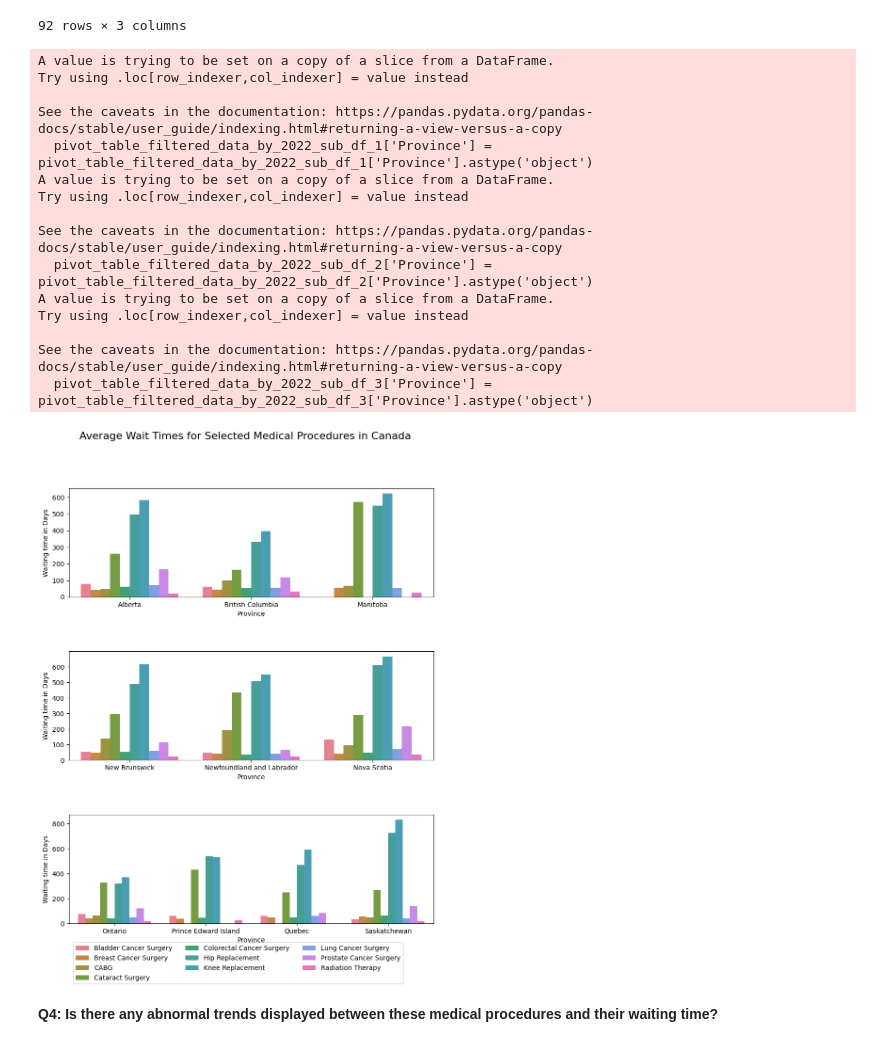
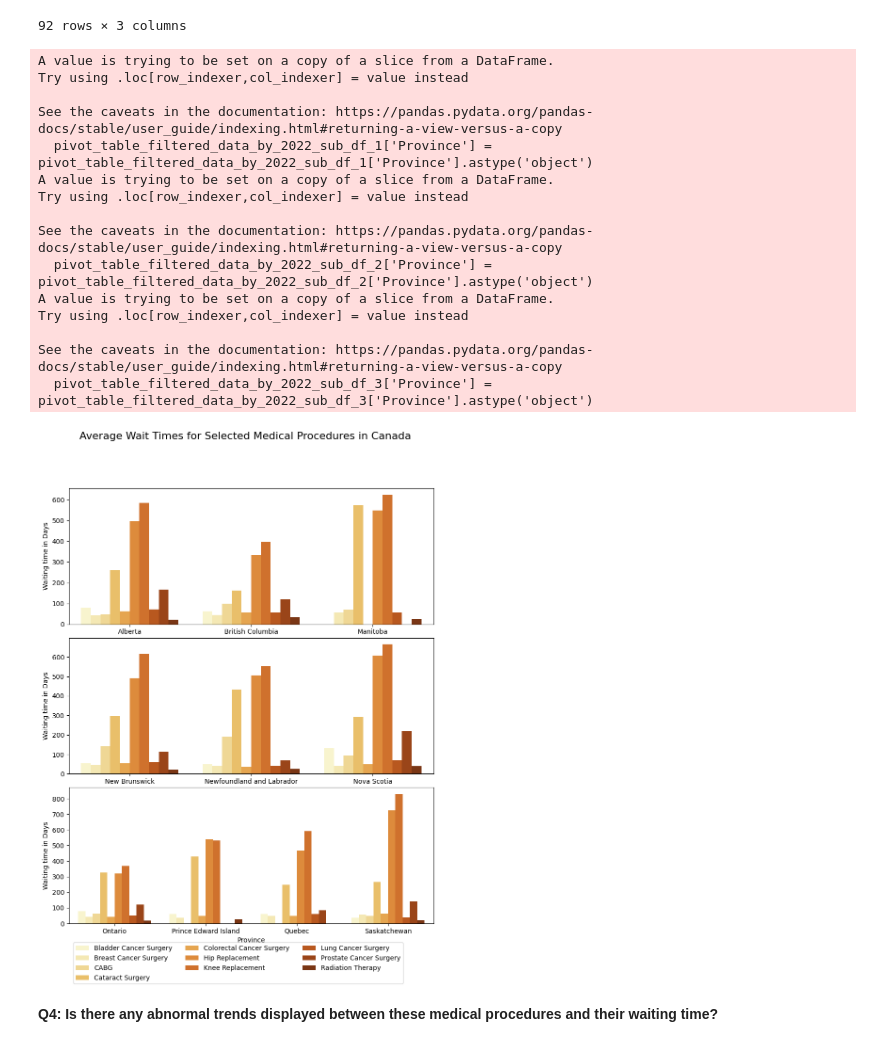
Before and after one commit to Aartizikre150/waiting-time-for-surgery-in-Canada, a Jupyter notebook: DAB_103_Project.ipynb, the cells around one changed output. Drawn from its saved outputs; the diff is of its cells as text; code cells hidden in the pictures.

```diff
--- a/DAB_103_Project.ipynb
+++ b/DAB_103_Project.ipynb
@@ -421,8 +421,14 @@ for i, province in enumerate(provinces):
     # Get the number of surgeries for each type for the current province
     surgery_counts = province_filtered_df['indicatorResult'].tolist()
 
+    # Calculate the total number of surgeries for the current province
+    total_surgeries = sum(surgery_counts)
+
+    # Calculate the percentage of surgeries for each type
+    surgery_percentages = [count/total_surgeries*100 for count in surgery_counts]
+
     # Only plot the bar chart if there is data available
-    if surgeries and surgery_counts:
+    if surgeries and surgery_percentages:
         # Calculate the row and column index for the subplot
         row = i // num_cols
         col = i % num_cols
@@ -433,19 +439,19 @@ for i, province in enumerate(provinces):
         else:
             ax = axs[row, col]
 
-        # Create a bar chart showing the number of surgeries for each type
-        bars = ax.barh(surgeries, surgery_counts, color = '#5ea5c5')
+        # Create a bar chart showing the percentage of surgeries for each type
+        bars = ax.barh(surgeries, surgery_percentages, color = '#5ea5c5')
 
         # Set the title and labels for the chart
         ax.set_title(f'Surgeries in {province}')
         ax.set_ylabel('Surgery Type')
-        ax.set_xlabel('Number of Cases')
+        ax.set_xlabel('Percentage of Cases')
 
         # Add data labels to the bars without overlapping data
         for rect in bars:
             width = rect.get_width()
             if width > 0:
-                ax.text(width + 50, rect.get_y() + rect.get_height() / 2, f'{int(width)}', ha='left', va='center')
+                ax.text(width + 1, rect.get_y() + rect.get_height() / 2, f'{width:.1f}%', ha='left', va='center')
 
         # Adjust the plot margins to prevent labels from going outside the plot area
         ax.margins(x=0.18)
@@ -509,7 +515,7 @@ from matplotlib import legend
 fig, axes = plt.subplots(nrows=3, ncols=1, figsize=(10, 12))
 
 # define a palette of 10 colors using the HUSL color space
-palette = sns.color_palette("husl",10)
+palette = sns.color_palette("YlOrBr",10)
 
 # Sub divide the dataframe
 pivot_table_filtered_data_by_2022_sub_df_1 = pivot_table_filtered_data_by_2022[pivot_table_filtered_data_by_2022['Province'].isin(['Alberta', 'British Columbia', 'Manitoba'])]
@@ -522,9 +528,9 @@ pivot_table_filtered_data_by_2022_sub_df_2['Province'] = pivot_table_filtered_da
 pivot_table_filtered_data_by_2022_sub_df_3['Province'] = pivot_table_filtered_data_by_2022_sub_df_3['Province'].astype('object')
 
 # create barplots for each sub-dataframe in each subplot
-sns.barplot(data = pivot_table_filtered_data_by_2022_sub_df_1, x = 'Province', y = 'averageOfIndicator', hue = 'Indicator', palette=palette, ax=axes[0])
-sns.barplot(data = pivot_table_filtered_data_by_2022_sub_df_2, x = 'Province', y = 'averageOfIndicator', hue = 'Indicator', palette=palette, ax=axes[1])
-sns.barplot(data = pivot_table_filtered_data_by_2022_sub_df_3, x = 'Province', y = 'averageOfIndicator', hue = 'Indicator', palette=palette, ax=axes[2])
+sns.barplot(data = pivot_table_filtered_data_by_2022_sub_df_1, x = 'Province', y = 'averageOfIndicator', hue = 'Indicator', palette=palette, ax=axes[0], linewidth=1)
+sns.barplot(data = pivot_table_filtered_data_by_2022_sub_df_2, x = 'Province', y = 'averageOfIndicator', hue = 'Indicator', palette=palette, ax=axes[1], linewidth=1)
+sns.barplot(data = pivot_table_filtered_data_by_2022_sub_df_3, x = 'Province', y = 'averageOfIndicator', hue = 'Indicator', palette=palette, ax=axes[2], linewidth=1)
 
 # Add a common title to all subplots
 fig.suptitle('Average Wait Times for Selected Medical Procedures in Canada', fontsize=16)
@@ -535,35 +541,35 @@ axes[1].set_ylabel('Waiting time in Days')
 axes[2].set_ylabel('Waiting time in Days')
 
 # remove the legends from all subgraph
 for ax in axes:
     ax.legend([],[], frameon=False)
 
 #plt.legend(title="Smoker", loc="upper left", labels=["No", "Yes"])
-fig.subplots_adjust(hspace=0.5)
+fig.subplots_adjust(hspace=0.1)
 
 # Add a common legend to all subplots
 handles, labels = axes[0].get_legend_handles_labels()
 fig.legend(handles, labels, loc='lower center', ncol=3)
 
 # display the plot
 plt.show()
 # %% [output]
 A value is trying to be set on a copy of a slice from a DataFrame.
 Try using .loc[row_indexer,col_indexer] = value instead
 
 See the caveats in the documentation: https://pandas.pydata.org/pandas-docs/stable/user_guide/indexing.html#returning-a-view-versus-a-copy
   pivot_table_filtered_data_by_2022_sub_df_1['Province'] = pivot_table_filtered_data_by_2022_sub_df_1['Province'].astype('object')
 A value is trying to be set on a copy of a slice from a DataFrame.
 Try using .loc[row_indexer,col_indexer] = value instead
 
 See the caveats in the documentation: https://pandas.pydata.org/pandas-docs/stable/user_guide/indexing.html#returning-a-view-versus-a-copy
   pivot_table_filtered_data_by_2022_sub_df_2['Province'] = pivot_table_filtered_data_by_2022_sub_df_2['Province'].astype('object')
 A value is trying to be set on a copy of a slice from a DataFrame.
 Try using .loc[row_indexer,col_indexer] = value instead
 
 See the caveats in the documentation: https://pandas.pydata.org/pandas-docs/stable/user_guide/indexing.html#returning-a-view-versus-a-copy
   pivot_table_filtered_data_by_2022_sub_df_3['Province'] = pivot_table_filtered_data_by_2022_sub_df_3['Province'].astype('object')
-[figure, old version]
+[figure, new version]
 # %% [markdown]
 **Q4: Is there any abnormal trends displayed between these medical procedures and their waiting time?**
 # %%
```
Also changed, not shown: parts of 4 cells of this notebook.
